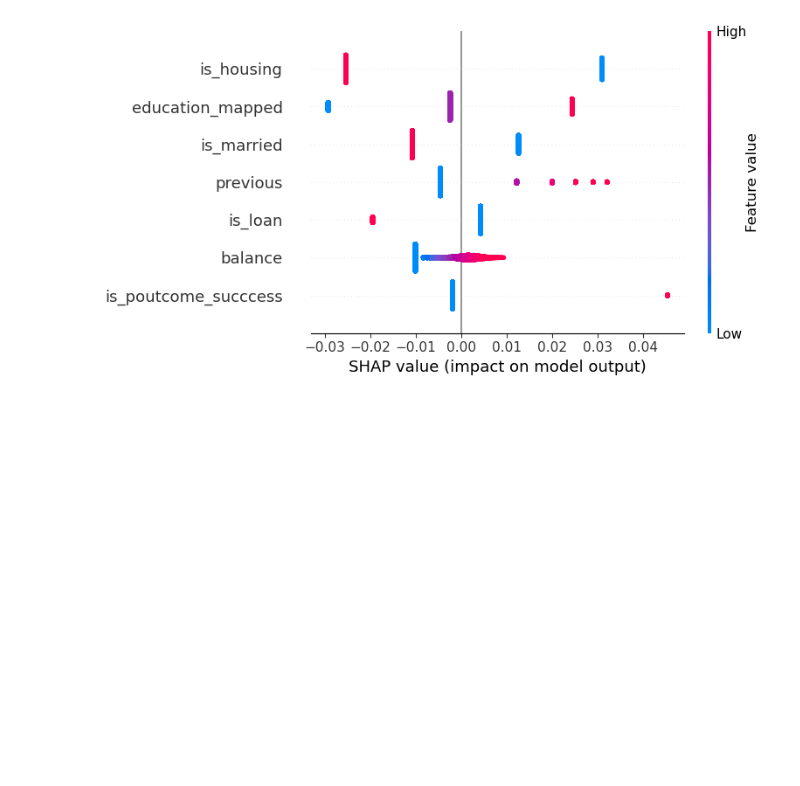
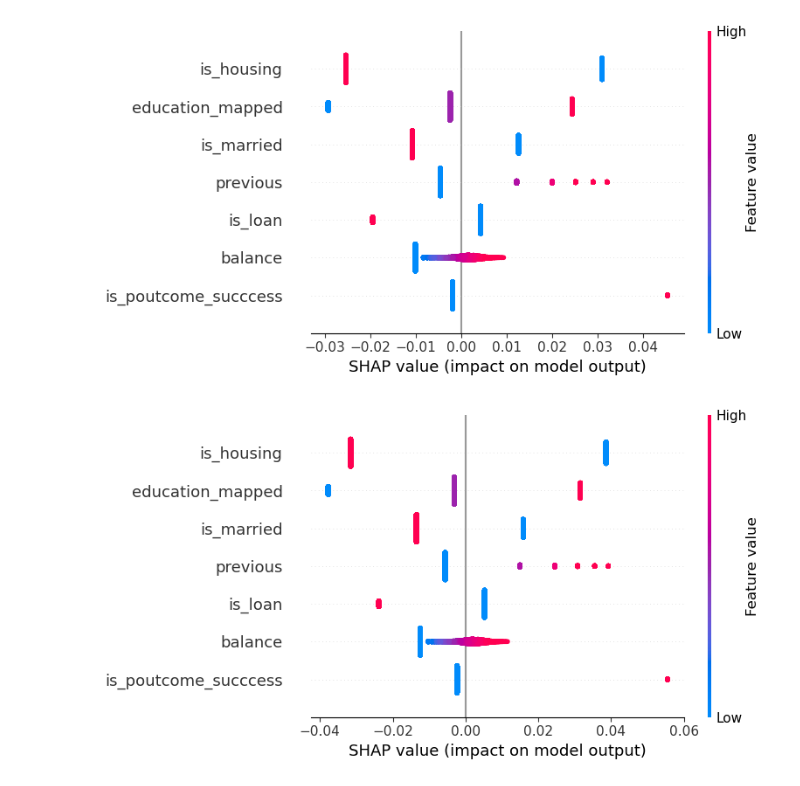
Before and after one commit to zerytputra/Final_Project_MarketingTarget, a Jupyter notebook: draft to be removed/Final_Project_Modeling_Draft_2 - Copy.ipynb, the cells around one changed output. Saved outputs shown, nothing was run; the diff lists cells and outputs as text; code cells hidden in the pictures; blank space fills up the shorter version.

```diff
--- a/draft to be removed/Final_Project_Modeling_Draft_1 - Copy.ipynb
+++ b/draft to be removed/Final_Project_Modeling_Draft_2 - Copy.ipynb
@@ -1059,3 +1162,12 @@ X_test_array = np.array(X_test)
 shap.summary_plot(shap_values, X_test_array, feature_names=X_train.columns)
 # %% [output]
 [figure]
+# %%
+import shap
+
+explainer = shap.LinearExplainer(model.estimator, X_train_over, feature_dependence="independent")
+shap_values = explainer.shap_values(X_test)
+X_test_array = np.array(X_test)
+shap.summary_plot(shap_values, X_test_array, feature_names=X_train.columns)
+# %% [output]
+[figure, added]
```
Also changed, not shown: parts of 16 cells of this notebook.
